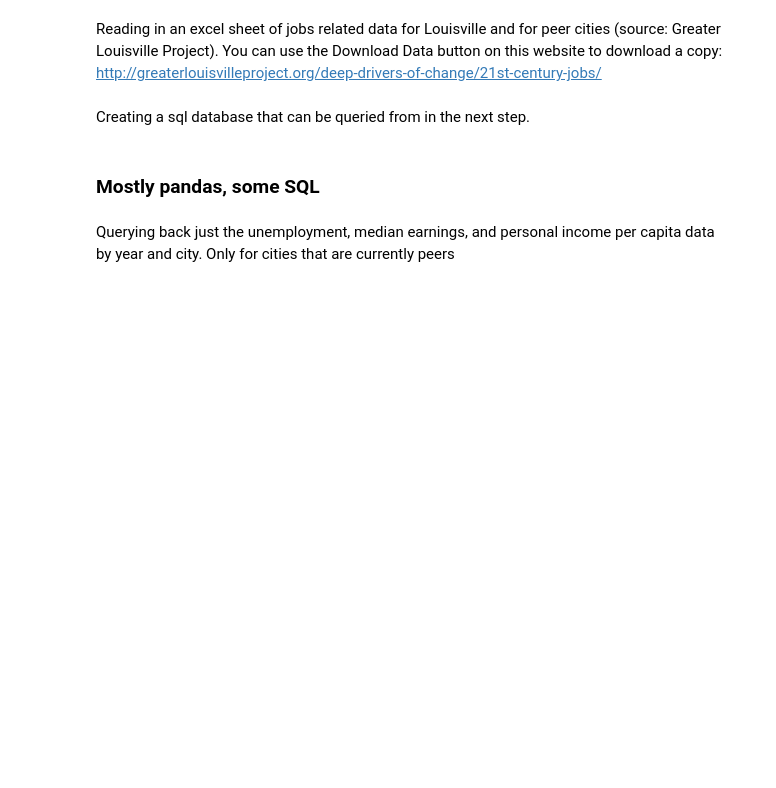
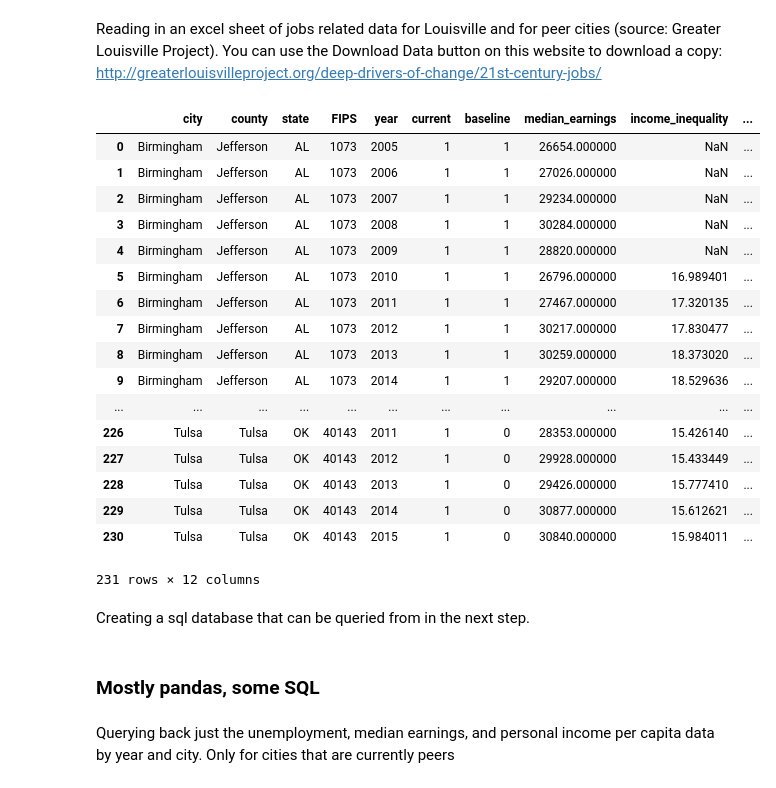
Before and after one commit to natekratzer/code_lou_python, a Jupyter notebook: city_unemployment_update.ipynb, the cells around one changed output. Drawn from its saved outputs; the diff is of its cells as text; code cells hidden in the pictures; blank space fills up the shorter version.

```diff
--- a/city_unemployment_update.ipynb
+++ b/city_unemployment_update.ipynb
@@ -13,6 +17,27 @@ ModuleNotFoundError: No module named 'altair'
 Reading in an excel sheet of jobs related data for Louisville and for peer cities (source: Greater Louisville Project). You can use the Download Data button on this website to download a copy: http://greaterlouisvilleproject.org/deep-drivers-of-change/21st-century-jobs/
 # %%
 jobs_df = pd.read_excel('GLP-Codebook.xlsx', 'Jobs County', index_col=None, na_values=['NA'])
+# %%
+jobs_df
+# %% [output]
+|  | city | county | state | FIPS | year | current | baseline | median_earnings | income_inequality | ... |
+| 0 | Birmingham | Jefferson | AL | 1073 | 2005 | 1 | 1 | 26654.000000 | NaN | ... |
+| 1 | Birmingham | Jefferson | AL | 1073 | 2006 | 1 | 1 | 27026.000000 | NaN | ... |
+| 2 | Birmingham | Jefferson | AL | 1073 | 2007 | 1 | 1 | 29234.000000 | NaN | ... |
+| 3 | Birmingham | Jefferson | AL | 1073 | 2008 | 1 | 1 | 30284.000000 | NaN | ... |
+| 4 | Birmingham | Jefferson | AL | 1073 | 2009 | 1 | 1 | 28820.000000 | NaN | ... |
+| 5 | Birmingham | Jefferson | AL | 1073 | 2010 | 1 | 1 | 26796.000000 | 16.989401 | ... |
+| 6 | Birmingham | Jefferson | AL | 1073 | 2011 | 1 | 1 | 27467.000000 | 17.320135 | ... |
+| 7 | Birmingham | Jefferson | AL | 1073 | 2012 | 1 | 1 | 30217.000000 | 17.830477 | ... |
+| 8 | Birmingham | Jefferson | AL | 1073 | 2013 | 1 | 1 | 30259.000000 | 18.373020 | ... |
+| 9 | Birmingham | Jefferson | AL | 1073 | 2014 | 1 | 1 | 29207.000000 | 18.529636 | ... |
+| ... | ... | ... | ... | ... | ... | ... | ... | ... | ... | ... |
+| 226 | Tulsa | Tulsa | OK | 40143 | 2011 | 1 | 0 | 28353.000000 | 15.426140 | ... |
+| 227 | Tulsa | Tulsa | OK | 40143 | 2012 | 1 | 0 | 29928.000000 | 15.433449 | ... |
+| 228 | Tulsa | Tulsa | OK | 40143 | 2013 | 1 | 0 | 29426.000000 | 15.777410 | ... |
+| 229 | Tulsa | Tulsa | OK | 40143 | 2014 | 1 | 0 | 30877.000000 | 15.612621 | ... |
+| 230 | Tulsa | Tulsa | OK | 40143 | 2015 | 1 | 0 | 30840.000000 | 15.984011 | ... |
+231 rows × 12 columns
 # %% [markdown]
 Creating a sql database that can be queried from in the next step.
 # %%
```
Also changed, not shown: parts of 14 cells of this notebook.
